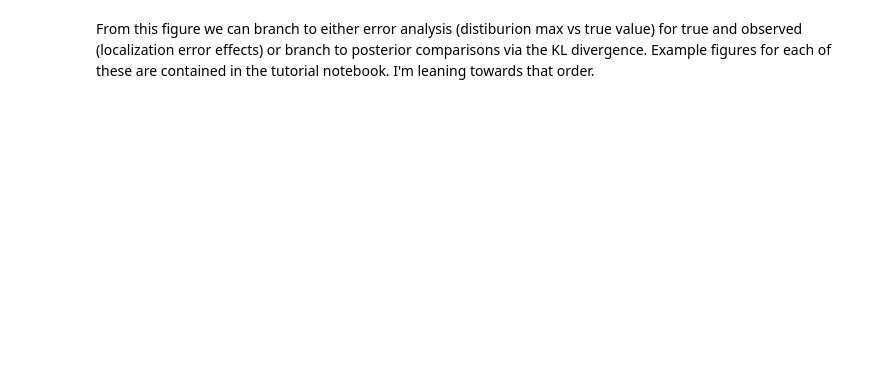
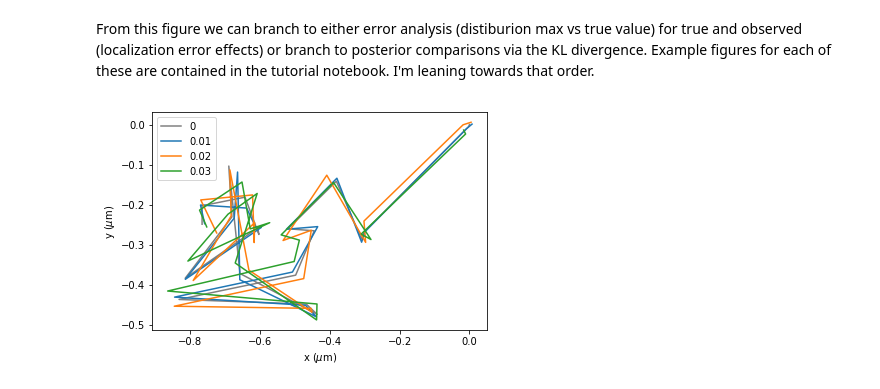
Before and after one commit to AllenCellModeling/diffusive_distinguishability, a Jupyter notebook: diffusive_distinguishability/figure_production.ipynb, the cells around one changed output. Saved outputs shown, nothing was run; the diff lists cells and outputs as text; code cells hidden in the pictures; blank space fills up the shorter version.

Commit message:
Plotting of one trajectory with many levels of loc error

```diff
--- a/diffusive_distinguishability/figure_production.ipynb
+++ b/diffusive_distinguishability/figure_production.ipynb
@@ -59,2 +59,39 @@ draw_all_posteriors(df1, df2, D1, D2)
 # %% [markdown]
 From this figure we can branch to either error analysis (distiburion max vs true value) for true and observed (localization error effects) or branch to posterior comparisons via the KL divergence. Example figures for each of these are contained in the tutorial notebook. I'm leaning towards that order.
+# %%
+def simulate_diffusion_error(n_dim, d_const, n_steps, dt, err_list):
+
+    df = pd.DataFrame()
+    np.random.seed()
+
+    # initialize position at origin
+    x0 = list(np.zeros(n_dim))
+    x = x0
+    x_list = [x]
+    for t in range(n_steps-1):
+        dx = [np.sqrt(2*d_const*dt)*np.random.randn() for _dim in range(n_dim)]
+        x_new = [sum(i) for i in zip(x, dx)]
+        x_list.append(x_new)
+        x = x_new
+    df['0'] = x_list
+
+    for err in err_list:
+        xo_list = []
+        for t in range(n_steps):
+            x_obs = [x_list[t][i] + err*np.random.randn() for i in range(n_dim)]
+            xo_list.append(x_obs)
+        df[str(err)] = xo_list
+
+    return df
+# %%
+err_list = [0.01, 0.02, 0.03]
+df = simulate_diffusion_error(2, D1, 20, 1, err_list)
+# %%
+plt.plot([x[0] for x in df['0']], [x[1] for x in df['0']], label='0', color='gray')
+for err in err_list:
+    plt.plot([x[0] for x in df[str(err)]], [x[1] for x in df[str(err)]], label=str(err))
+plt.xlabel(r'x ($\mu$m)')
+plt.ylabel(r'y ($\mu$m)')
+plt.legend();
+# %% [output]
+[figure, added]
```
Also changed, not shown: parts of 3 cells of this notebook, 1 other file.
